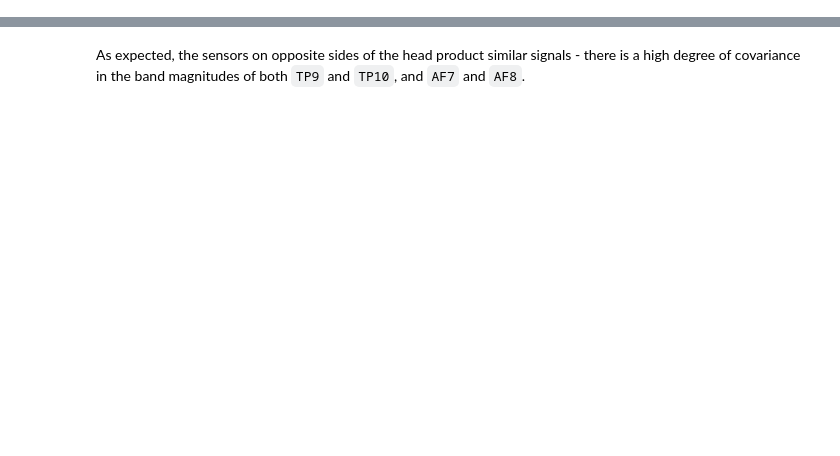
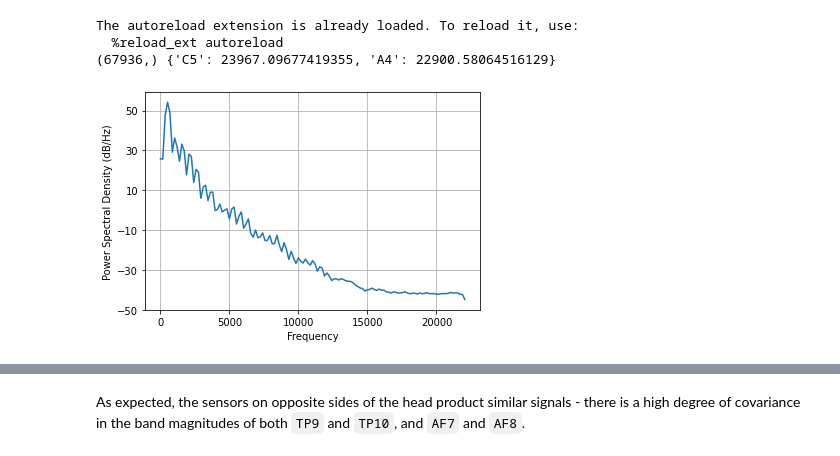
Before and after one commit to jaredloomis/neurothink, a Jupyter notebook: EEG/Muse-EEG.ipynb, the cells around one changed output, grey strips where cells are left out. Saved outputs shown, nothing was run; the diff lists cells and outputs as text; code cells hidden in the pictures; blank space fills up the shorter version.

```diff
--- a/EEG/Muse-EEG.ipynb
+++ b/EEG/Muse-EEG.ipynb
@@ -120 +15,23 @@ def plot_band_magnitude(data, frame_size=None, sample_rate=DEFAULT_SAMPLE_RATE,
+# %%
+import matplotlib.pyplot as plt
+import numpy as np
+import pandas as pd
+
+# Import src lib with reloads
+import sys
+sys.path.append("../src")
+from config import DEFAULT_SAMPLE_RATE, band_colors, muse2_sensors, eeg_bands
+from eeg_preprocessing import preprocess_eeg, preprocess_eeg_channel
+from power_spectrum import test_get_band_magnitudes, get_band_magnitudes, band_magnitude_samples
+from viz import plot_band_magnitude
+%load_ext autoreload
+%autoreload 2
+
+%matplotlib inline
+test_get_band_magnitudes()
+# %% [output]
+The autoreload extension is already loaded. To reload it, use:
+  %reload_ext autoreload
+(67936,) {'C5': 23967.09677419355, 'A4': 22900.58064516129}
+[figure, added]
 # %%
```
Also changed, not shown: parts of 27 cells of this notebook, 5 other files.
